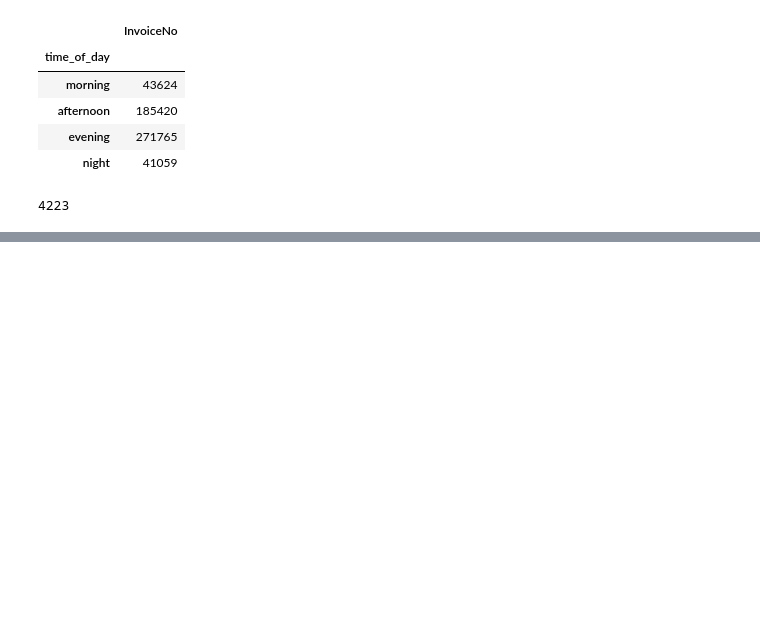
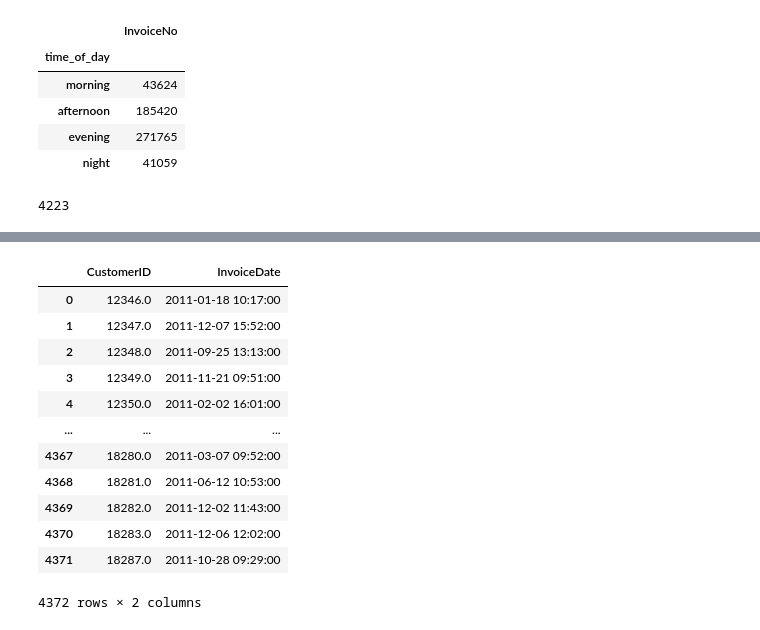
Before and after one commit to saurabhpatare/Customer-Journey-Mapping, a Jupyter notebook: Customer_Journey_Mapping.ipynb, the cells around one changed output, grey strips where cells are left out. Drawn from its saved outputs; the diff is of its cells as text; code cells hidden in the pictures; blank space fills up the shorter version.

```diff
--- a/Customer_Journey_Mapping.ipynb
+++ b/Customer_Journey_Mapping.ipynb
@@ -189,0 +210,16 @@ data['Description'].nunique()
+# %%
+data_grouped
+# %% [output]
+|  | CustomerID | InvoiceDate |
+| 0 | 12346.0 | 2011-01-18 10:17:00 |
+| 1 | 12347.0 | 2011-12-07 15:52:00 |
+| 2 | 12348.0 | 2011-09-25 13:13:00 |
+| 3 | 12349.0 | 2011-11-21 09:51:00 |
+| 4 | 12350.0 | 2011-02-02 16:01:00 |
+| ... | ... | ... |
+| 4367 | 18280.0 | 2011-03-07 09:52:00 |
+| 4368 | 18281.0 | 2011-06-12 10:53:00 |
+| 4369 | 18282.0 | 2011-12-02 11:43:00 |
+| 4370 | 18283.0 | 2011-12-06 12:02:00 |
+| 4371 | 18287.0 | 2011-10-28 09:29:00 |
+4372 rows × 2 columns
```
Also changed, not shown: parts of 5 cells of this notebook.
